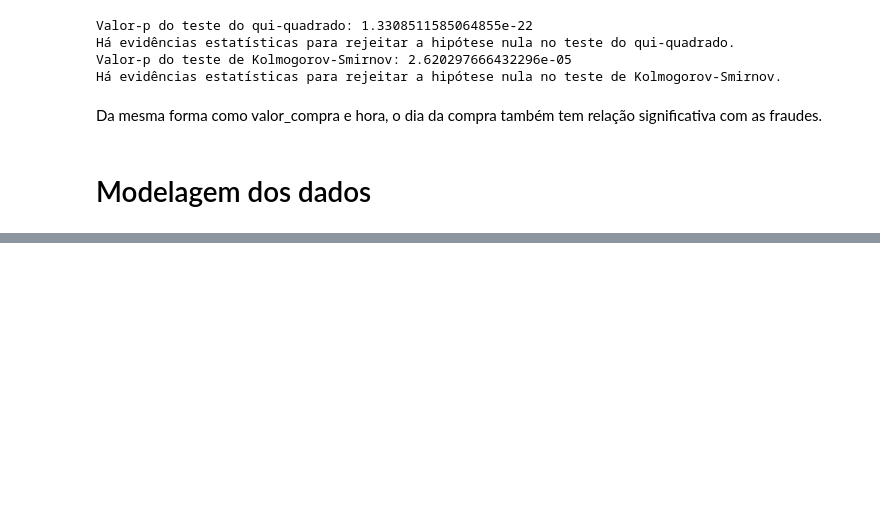
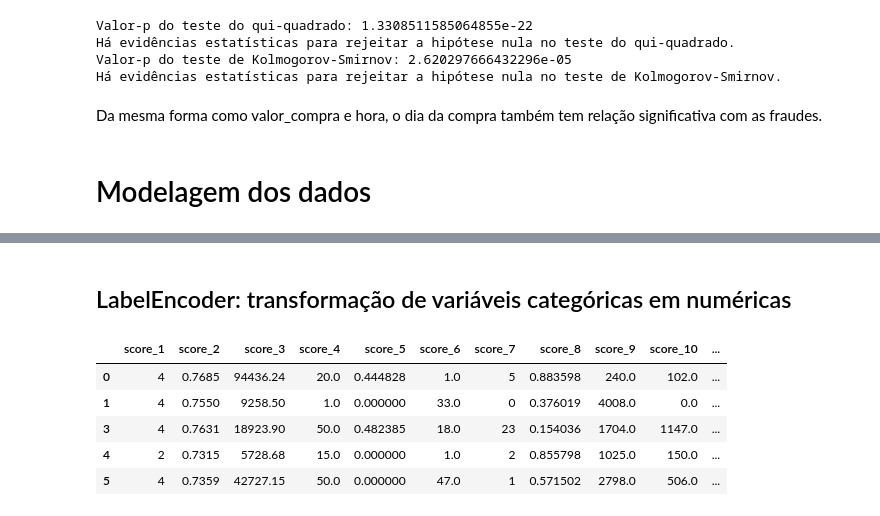
Before and after one commit to WiiniSilva/Fraude_Case, a Jupyter notebook: Fraude_Case.ipynb, the cells around one changed output, grey strips where cells are left out. Cells and saved outputs as stored; diff of their text form; code cells hidden in the pictures; blank space fills up the shorter version.

```diff
--- a/Fraude_Case.ipynb
+++ b/Fraude_Case.ipynb
@@ -1101,0 +1185,24 @@ Da mesma forma como valor_compra e hora, o dia da compra também tem relação s
+# %% [markdown]
+## LabelEncoder: transformação de variáveis categóricas em numéricas
+# %%
+def label_encode_columns(df, column_names):
+    ''' implementa uma função chamada label_encode_columns que recebe um DataFrame (df)
+        e uma lista de nomes de colunas (column_names).
+        A função utiliza o LabelEncoder do pacote sklearn.
+        preprocessing para realizar a codificação de rótulos em cada uma das colunas especificadas.'''
+
+    lab = LabelEncoder()
+    for column_name in column_names:
+        df[column_name] = lab.fit_transform(df[column_name].values)
+    return df
+# %%
+df_model = label_encode_columns(df_model, ['entrega_doc_2', 'entrega_doc_3'])
+# %%
+df_model.head()
+# %% [output]
+|  | score_1 | score_2 | score_3 | score_4 | score_5 | score_6 | score_7 | score_8 | score_9 | score_10 | ... |
+| 0 | 4 | 0.7685 | 94436.24 | 20.0 | 0.444828 | 1.0 | 5 | 0.883598 | 240.0 | 102.0 | ... |
+| 1 | 4 | 0.7550 | 9258.50 | 1.0 | 0.000000 | 33.0 | 0 | 0.376019 | 4008.0 | 0.0 | ... |
+| 3 | 4 | 0.7631 | 18923.90 | 50.0 | 0.482385 | 18.0 | 23 | 0.154036 | 1704.0 | 1147.0 | ... |
+| 4 | 2 | 0.7315 | 5728.68 | 15.0 | 0.000000 | 1.0 | 2 | 0.855798 | 1025.0 | 150.0 | ... |
+| 5 | 4 | 0.7359 | 42727.15 | 50.0 | 0.000000 | 47.0 | 1 | 0.571502 | 2798.0 | 506.0 | ... |
```
Also changed, not shown: parts of 20 cells of this notebook.
